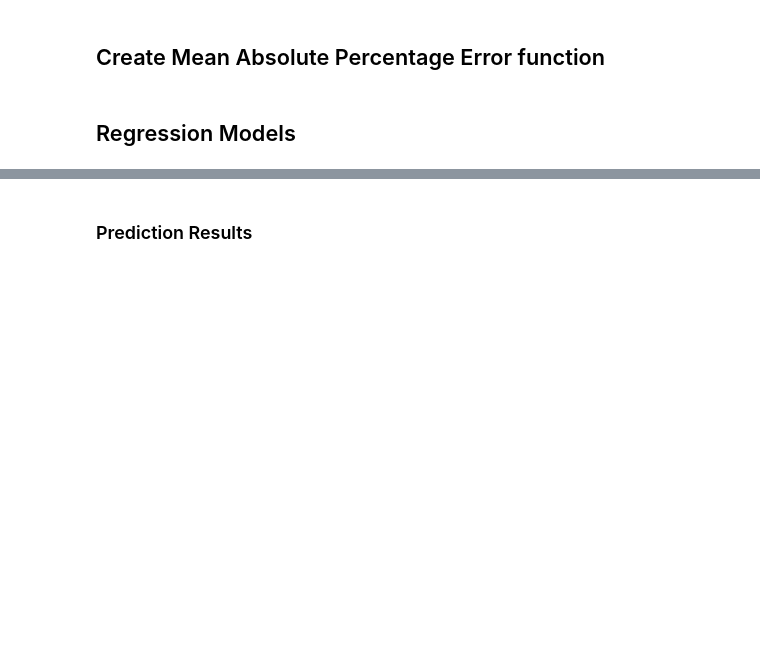
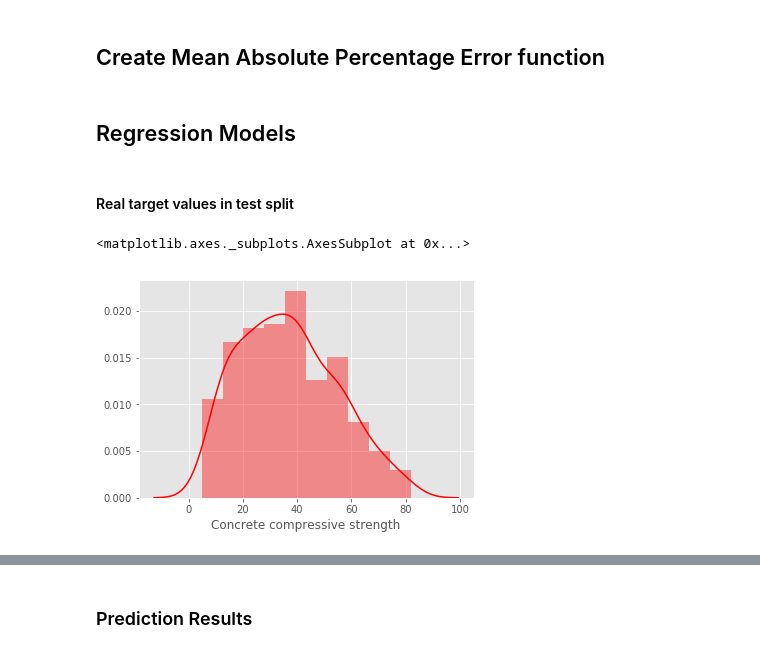
Before and after one commit to infoshareacademy/jdsz2-esperanto, a Jupyter notebook: projekt_ml/presentation.ipynb, the cells around one changed output, grey strips where cells are left out. Cells and saved outputs as stored; diff of their text form; code cells hidden in the pictures; blank space fills up the shorter version.

```diff
--- a/projekt_ml/presentation.ipynb
+++ b/projekt_ml/presentation.ipynb
@@ -90,3 +103,10 @@ for max_features in [1,2,3,4,5,6,7,8]:
     mae = mean_absolute_error(y_test, y_pred_tree)
     r2 = metrics.r2_score(y_test, y_pred_tree)
  #   print('For max features: {}    Mean Absolute Error:  {}    R^2:  {}'.format(max_features, np.around(mae,decimals=4),r2))
+# %% [markdown]
+#### Real target values in test split
+# %%
+sns.distplot(y_test, color = 'red')
+# %% [output]
+<matplotlib.axes._subplots.AxesSubplot at 0x...>
+[figure, added]
```
Also changed, not shown: parts of 10 cells of this notebook.
